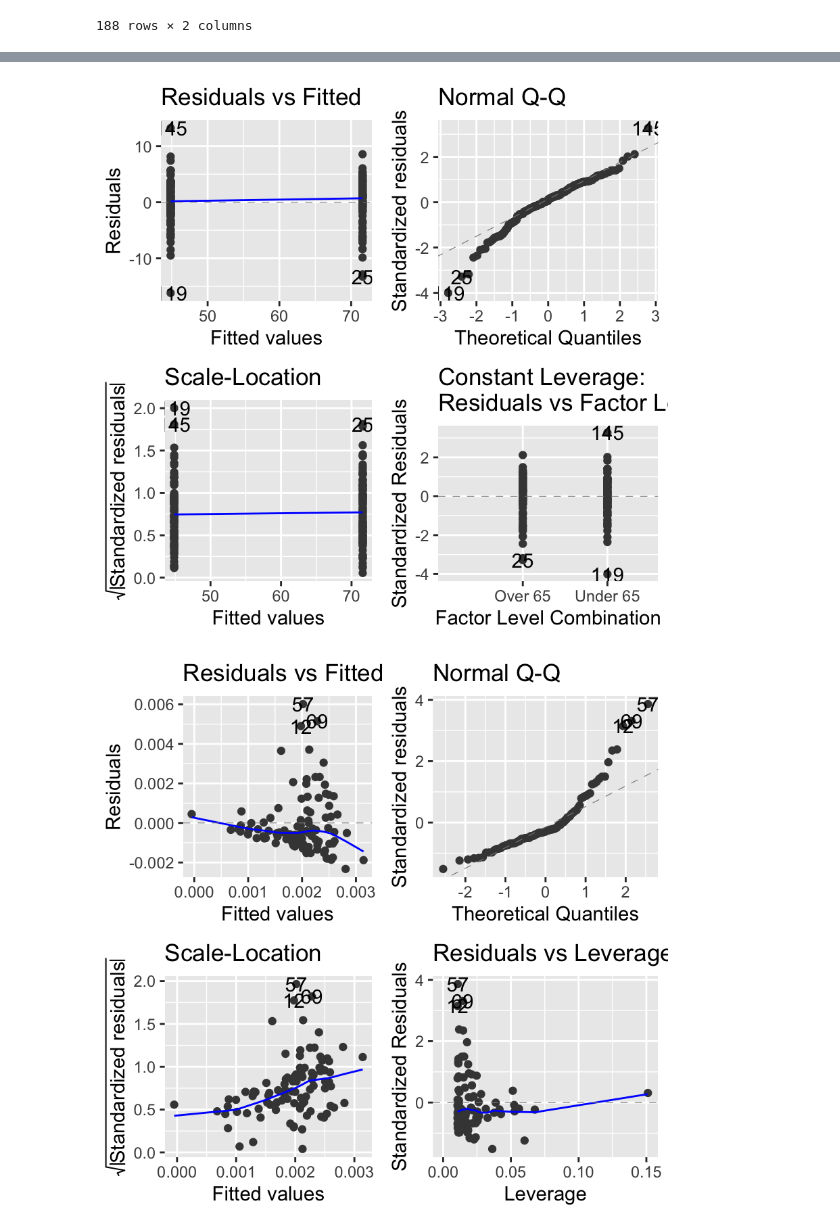
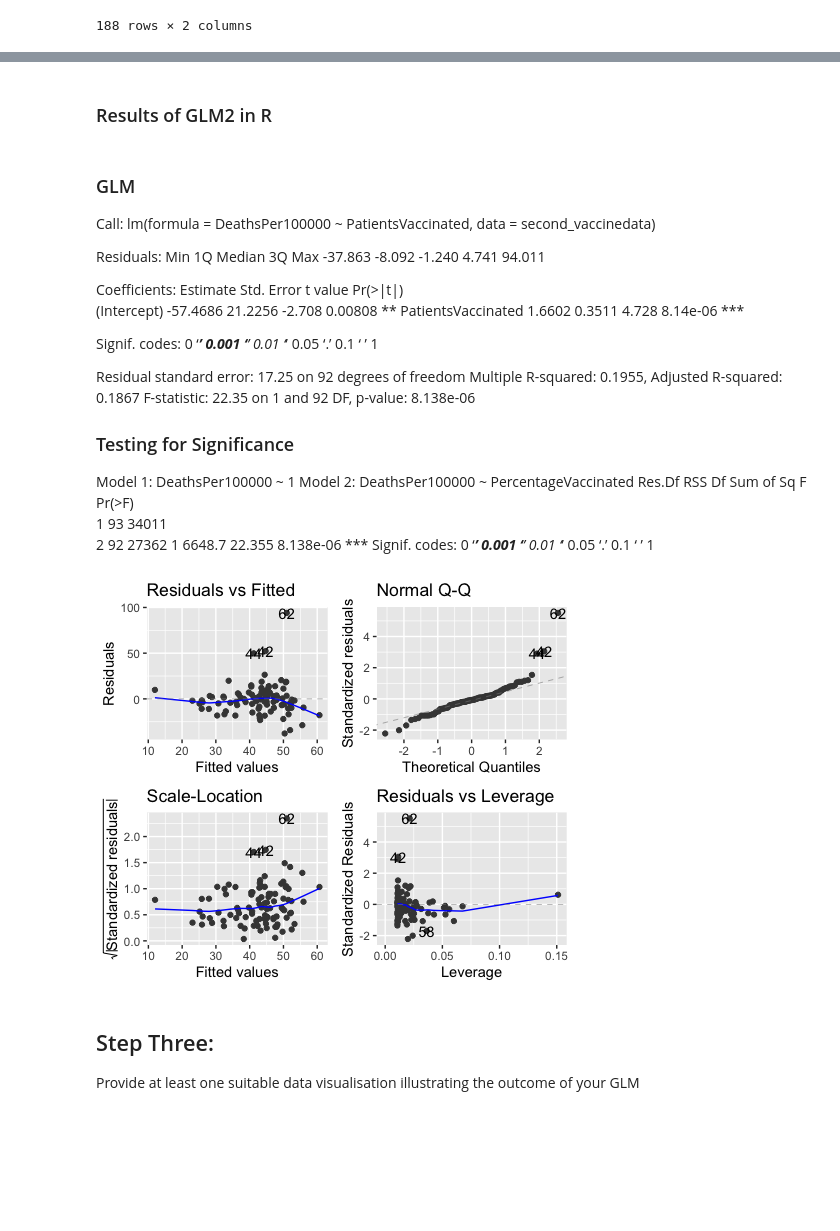
Before and after one commit to millie120701/Data-Report, a Jupyter notebook: DataReportinJ.ipynb, the cells around one changed output, grey strips where cells are left out. Saved outputs shown, nothing was run; the diff lists cells and outputs as text; code cells hidden in the pictures; blank space fills up the shorter version.

```diff
--- a/DataReportinJ.ipynb
+++ b/DataReportinJ.ipynb
@@ -335,10 +603,39 @@ F-statistic: 11.64 on 1 and 92 DF,  p-value: 0.0009629
+# %% [markdown]
+###  Results of GLM2 in R
+# %% [markdown]
+### GLM
+
+Call:
+lm(formula = DeathsPer100000 ~ PatientsVaccinated, data = second_vaccinedata)
+
+Residuals:
+    Min      1Q  Median      3Q     Max
+-37.863  -8.092  -1.240   4.741  94.011
+
+Coefficients:
+                   Estimate Std. Error t value Pr(>|t|)
+(Intercept)        -57.4686    21.2256  -2.708  0.00808 **
+PatientsVaccinated   1.6602     0.3511   4.728 8.14e-06 ***
+
+Signif. codes:  0 ‘***’ 0.001 ‘**’ 0.01 ‘*’ 0.05 ‘.’ 0.1 ‘ ’ 1
+
+Residual standard error: 17.25 on 92 degrees of freedom
+Multiple R-squared:  0.1955,	Adjusted R-squared:  0.1867
+F-statistic: 22.35 on 1 and 92 DF,  p-value: 8.138e-06
+
+### Testing for Significance
+
+Model 1: DeathsPer100000 ~ 1
+Model 2: DeathsPer100000 ~ PercentageVaccinated
+  Res.Df   RSS Df Sum of Sq      F    Pr(>F)
+1     93 34011
+2     92 27362  1    6648.7 22.355 8.138e-06 ***
+Signif. codes:  0 ‘***’ 0.001 ‘**’ 0.01 ‘*’ 0.05 ‘.’ 0.1 ‘ ’ 1
 # %%
-#Results of the first GLM image
-display.Image("/Users/milliegallacher/Desktop/firstglm.png", width = "400")
+#Results of second GLM image
+display.Image("/Users/milliegallacher/Desktop/University/Year 2/Data Skills/Report/glmplot2.png", width = "400")
 # %% [output]
-[figure, old version]
+[figure, new version]
-# %%
-#Results of second GLM image
-display.Image("/Users/milliegallacher/Desktop/secondglm.png", width = "400")
-# %% [output]
-[figure, removed]
+# %% [markdown]
+## Step Three:
+Provide at least one suitable data visualisation illustrating the outcome of your GLM
```
Also changed, not shown: parts of 80 cells of this notebook.
